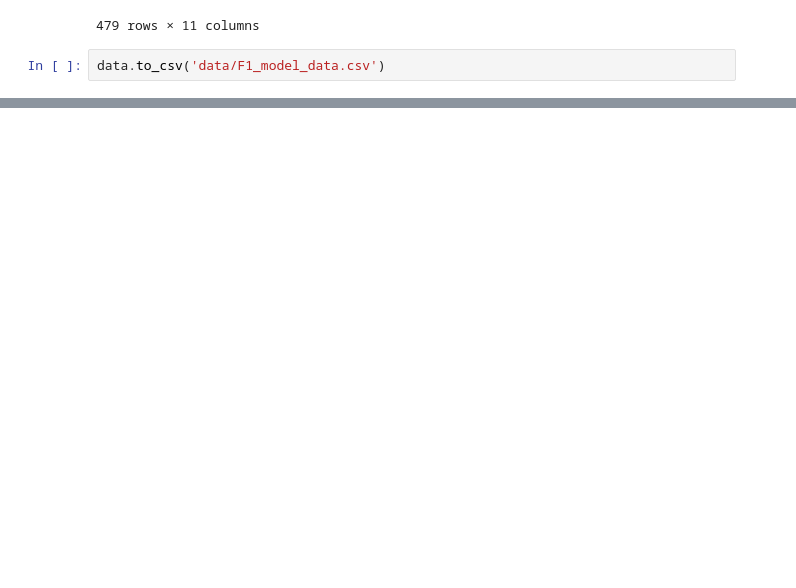
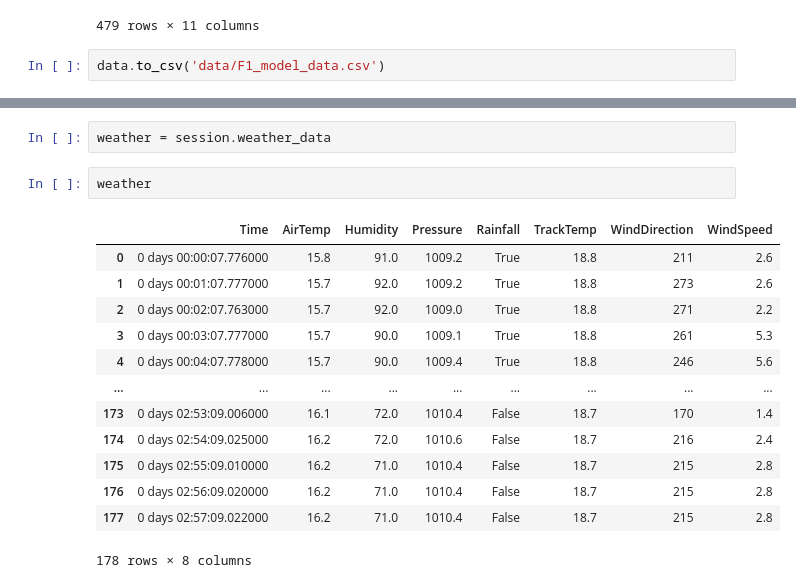
Before and after one commit to jifor/F1-Prediction-Project, a Jupyter notebook: data_testing.ipynb, the cells around one changed output, grey strips where cells are left out. Drawn from its saved outputs; the diff is of its cells as text; blank space fills up the shorter version.

Commit message:
Looking at weather data

```diff
--- a/data_testing.ipynb
+++ b/data_testing.ipynb
@@ -1000,0 +1029,18 @@ data.to_csv('data/F1_model_data.csv')
+# %%
+weather = session.weather_data
+# %%
+weather
+# %% [output]
+|  | Time | AirTemp | Humidity | Pressure | Rainfall | TrackTemp | WindDirection | WindSpeed |
+| 0 | 0 days 00:00:07.776000 | 15.8 | 91.0 | 1009.2 | True | 18.8 | 211 | 2.6 |
+| 1 | 0 days 00:01:07.777000 | 15.7 | 92.0 | 1009.2 | True | 18.8 | 273 | 2.6 |
+| 2 | 0 days 00:02:07.763000 | 15.7 | 92.0 | 1009.0 | True | 18.8 | 271 | 2.2 |
+| 3 | 0 days 00:03:07.777000 | 15.7 | 90.0 | 1009.1 | True | 18.8 | 261 | 5.3 |
+| 4 | 0 days 00:04:07.778000 | 15.7 | 90.0 | 1009.4 | True | 18.8 | 246 | 5.6 |
+| ... | ... | ... | ... | ... | ... | ... | ... | ... |
+| 173 | 0 days 02:53:09.006000 | 16.1 | 72.0 | 1010.4 | False | 18.7 | 170 | 1.4 |
+| 174 | 0 days 02:54:09.025000 | 16.2 | 72.0 | 1010.6 | False | 18.7 | 216 | 2.4 |
+| 175 | 0 days 02:55:09.010000 | 16.2 | 71.0 | 1010.4 | False | 18.7 | 215 | 2.8 |
+| 176 | 0 days 02:56:09.020000 | 16.2 | 71.0 | 1010.4 | False | 18.7 | 215 | 2.8 |
+| 177 | 0 days 02:57:09.022000 | 16.2 | 71.0 | 1010.4 | False | 18.7 | 215 | 2.8 |
+178 rows × 8 columns
```
Also changed, not shown: parts of 5 cells of this notebook.
